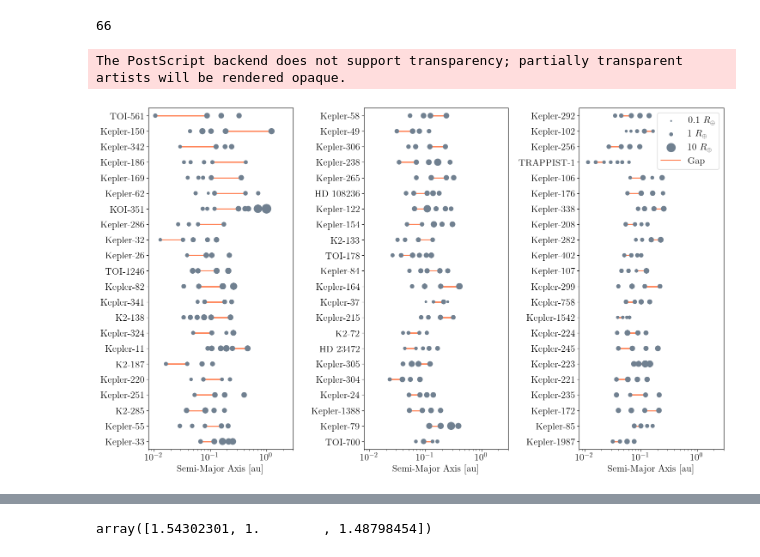
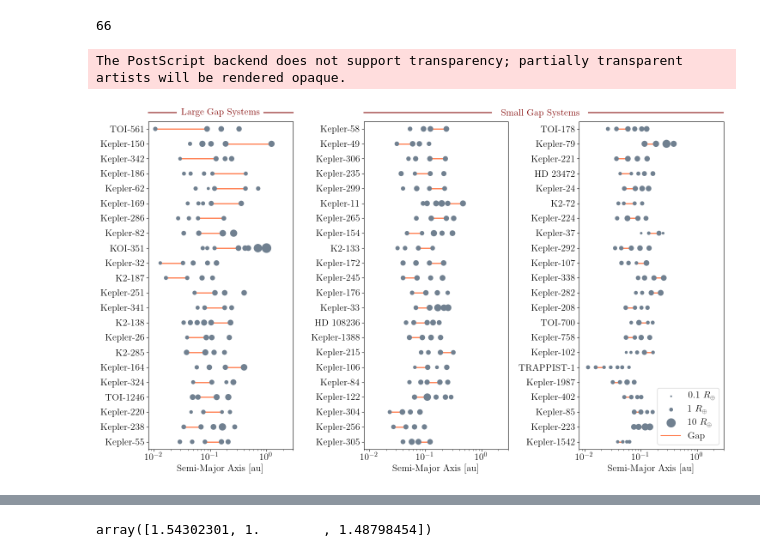
Before and after one commit to wcukier/binary_planets, a Jupyter notebook: play_exoplanets_composite.ipynb, the cells around one changed output, grey strips where cells are left out. Cells and saved outputs as stored; diff of their text form; code cells hidden in the pictures.

```diff
--- a/play_exoplanets_composite.ipynb
+++ b/play_exoplanets_composite.ipynb
@@ -167,5 +167,6 @@ print(len(names))
 
 lums = [compact_sys[i]["st_lum"] for i in range(len(compact_sys))]
 ratios = [compact_sys[i]["ratio"] for i in range(len(compact_sys))]
+gap_size = [compact_sys[i]["gap"][1]/compact_sys[i]["gap"][0] for i in range(len(compact_sys))]
 # %% [output]
 66
@@ -177,8 +176,8 @@ np.save("data/compact_systems_run_composite.npy", cs2)
 # np.save("data/K2-32.npy", np.array(compact_sys)[[2]])
 # np.save("data/Kepler-11.npy", np.array(compact_sys)[[3]])
 # %%
-compact_sys_all = np.array(compact_sys)[np.flip(np.argsort(ratios))]
-names_all = np.array(names)[np.flip(np.argsort(ratios))]
+compact_sys_all = np.array(compact_sys)[np.flip(np.argsort(gap_size))]
+names_all = np.array(names)[np.flip(np.argsort(gap_size))]
 
 compact_sys_l = np.flip(compact_sys_all[:22])
 names_l = np.flip(names_all[:22])
@@ -191,6 +190,7 @@ names_rr = np.flip(names_all[44:])
 # %%
 pl_color = "slategray"
 gap_color= "coral"
+text_color = "maroon"
 
 plt.subplots(1, 3, figsize = (15, 9))
 plt.subplot(131)
@@ -215,6 +215,18 @@ plt.xscale("log")
 plt.xlim(0.8e-2, 3)
 plt.ylim(-0.5, len(compact_sys_l) - 0.5)
 plt.yticks(np.arange(len(compact_sys_l)),names_l)
+plt.tight_layout()
+plt.text(np.sqrt(0.8e-2* 3), 22.1, "Large Gap Systems",
+         horizontalalignment='center',
+        verticalalignment='center',
+        color=text_color)
+
+ll = plt.plot([0.8e-2, .025], [22.1, 22.1], color=text_color)
+ll[0].set_clip_on(False)
+
+ll = plt.plot([.9, 3], [22.1, 22.1], color=text_color)
+ll[0].set_clip_on(False)
+
 plt.xlabel("Semi-Major Axis [au]")
 
 
@@ -230,7 +242,7 @@ for i in range(len(compact_sys_r)):
     plt.scatter(compact_sys_r[i]["a"],
                 i*np.ones(len(compact_sys_r[i]["mass"])),
                 s=30*np.array(compact_sys_r[i]["r"])**(1/1.2),
-                label=names[i],
+#                 label=names[i],
                 color=pl_color, zorder=4
                 )
 
@@ -241,6 +253,21 @@ plt.xlim(0.8e-2, 3)
 plt.ylim(-0.5, len(compact_sys_r) - 0.5)
 plt.yticks(np.arange(len(compact_sys_r)),names_r)
 plt.xlabel("Semi-Major Axis [au]")
+
+txt = plt.figtext(.7, .96, "Small Gap Systems",
+         horizontalalignment='center',
+        verticalalignment='center',
+                 color=text_color)
+txt.set_clip_on(False)
+
+
+ll = plt.plot([0.8e-2, 1.5], [22.1, 22.1], color=text_color)
+ll[0].set_clip_on(False)
+
+ll = plt.plot([80, 2e4], [22.1, 22.1], color=text_color)
+ll[0].set_clip_on(False)
+
+
 plt.tight_layout()
 
 plt.subplot(133)
@@ -257,31 +284,32 @@ for i in range(len(compact_sys_rr)):
                 s=30*np.array(compact_sys_rr[i]["r"])**(1/1.2),
                 # label=names[i],
                 color=pl_color, zorder=4
                 )
 
     # plt.text(1.1, i-.08, names[i])
 # plt.xlim(0, 1)
 plt.xscale("log")
 plt.xlim(0.8e-2, 3)
 plt.ylim(-0.5, len(compact_sys_rr) - 0.5)
 plt.yticks(np.arange(len(compact_sys_rr)),names_rr)
 plt.xlabel("Semi-Major Axis [au]")
 
 
 plt.scatter(1, 1000, s=30*0.1**(1/1.2), label = "$0.1$ $R_\oplus$", color=pl_color)
 plt.scatter(1, 1000, s=30*1**(1/1.2), label = "$1$ $R_\oplus$", color=pl_color)
 plt.scatter(1, 1000, s=30*10**(1/1.2), label = "$10$ $R_\oplus$", color=pl_color)
 plt.plot([-0.5, 0.5], [1000, 1000], color=gap_color, label = "Gap")
 
 plt.legend()
+
 plt.tight_layout()
 
 
 # plt.savefig("figs/compact_sysv2.png", bbox_inches = "tight", transparent=True)
 plt.savefig("figs/system_list.eps")
 plt.show()
 
 # plt.legend()
 # %% [output]
 The PostScript backend does not support transparency; partially transparent artists will be rendered opaque.
-[figure, old version]
+[figure, new version]
```
Also changed, not shown: parts of 6 cells of this notebook, 14 other files.
